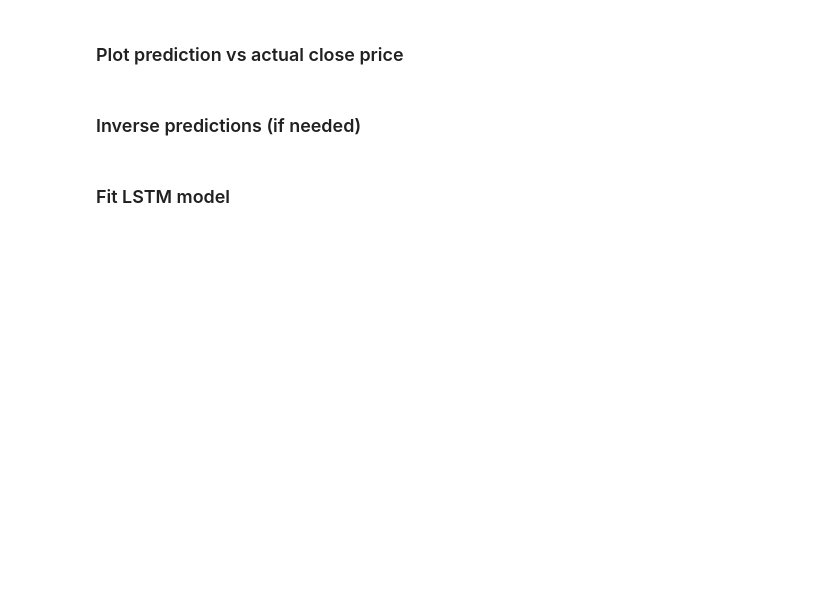
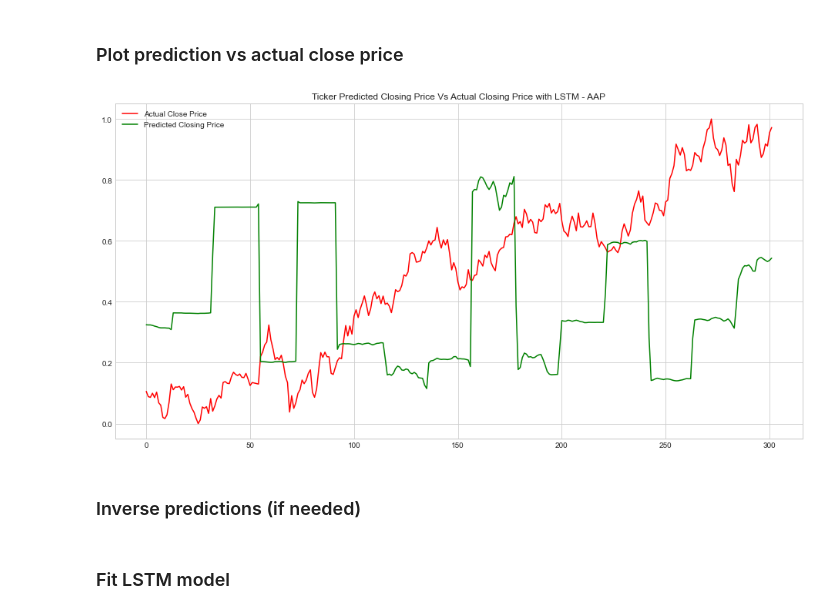
Before and after one commit to Marc9821/Simple-Stock-Price-Prediction-Model, a Jupyter notebook: main-app.ipynb, the cells around one changed output. Cells and saved outputs as stored; diff of their text form; code cells hidden in the pictures; blank space fills up the shorter version.

```diff
--- a/main-app.ipynb
+++ b/main-app.ipynb
@@ -207,12 +212,14 @@ y_train_nn shape: (1205, 1) & y_test_nn shape: (302, 1)
 # %% [markdown]
 ### Plot prediction vs actual close price
 # %%
-# plt.figure(figsize=(16, 8))
-# plt.title(f'Ticker Predicted Closing Price Vs Actual Closing Price with LSTM - {tickers[2]}')
-# plt.plot(y_test, color='red', label='Actual Close Price')
-# plt.plot(test_predict_lstm, color='green', label='Predicted Closing Price')
-# plt.legend(loc='best')
-# plt.show()
+plt.figure(figsize=(16, 8))
+plt.title(f'Ticker Predicted Closing Price Vs Actual Closing Price with LSTM - {tickers[2]}')
+plt.plot(y_test, color='red', label='Actual Close Price')
+plt.plot(test_predict_lstm, color='green', label='Predicted Closing Price')
+plt.legend(loc='best')
+plt.show()
+# %% [output]
+[figure, added]
 # %% [markdown]
 ### Inverse predictions (if needed)
 # %%
```
Also changed, not shown: parts of 26 cells of this notebook, 3 other files.
